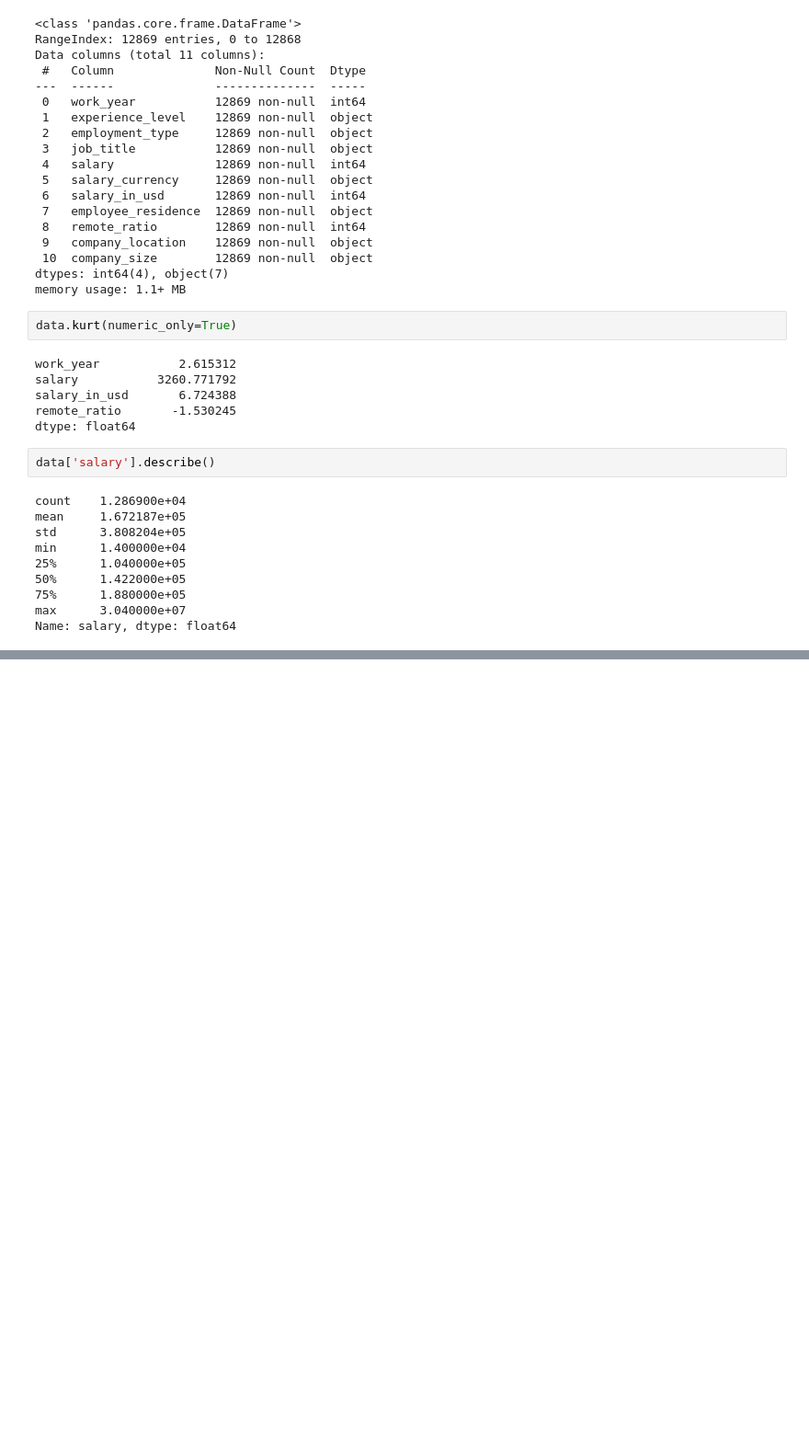
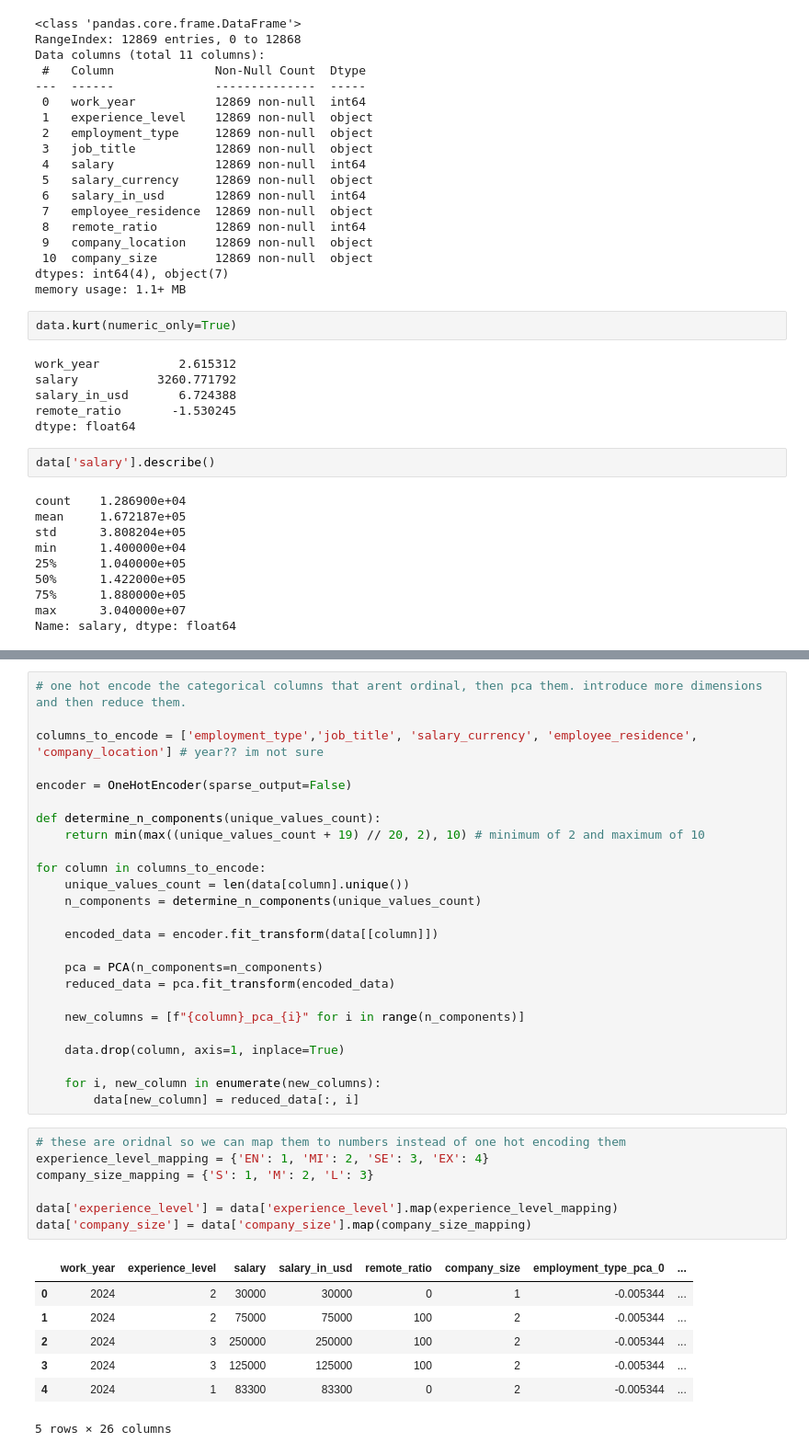
Before and after one commit to nandoj28/DataScienceSalary, a Jupyter notebook: model/main.ipynb, the cells around one changed output, grey strips where cells are left out. Shown at 92% size. Saved outputs shown, nothing was run; the diff lists cells and outputs as text; blank space fills up the shorter version.

```diff
--- a/model/main.ipynb
+++ b/model/main.ipynb
@@ -89,0 +118,40 @@ sns.pairplot(data)
+# %%
+# one hot encode the categorical columns that arent ordinal, then pca them. introduce more dimensions and then reduce them.
+
+columns_to_encode = ['employment_type','job_title', 'salary_currency', 'employee_residence', 'company_location'] # year?? im not sure
+
+encoder = OneHotEncoder(sparse_output=False)
+
+def determine_n_components(unique_values_count):
+    return min(max((unique_values_count + 19) // 20, 2), 10) # minimum of 2 and maximum of 10
+
+for column in columns_to_encode:
+    unique_values_count = len(data[column].unique())
+    n_components = determine_n_components(unique_values_count)
+
+    encoded_data = encoder.fit_transform(data[[column]])
+
+    pca = PCA(n_components=n_components)
+    reduced_data = pca.fit_transform(encoded_data)
+
+    new_columns = [f"{column}_pca_{i}" for i in range(n_components)]
+
+    data.drop(column, axis=1, inplace=True)
+
+    for i, new_column in enumerate(new_columns):
+        data[new_column] = reduced_data[:, i]
+# %%
+# these are oridnal so we can map them to numbers instead of one hot encoding them
+experience_level_mapping = {'EN': 1, 'MI': 2, 'SE': 3, 'EX': 4}
+company_size_mapping = {'S': 1, 'M': 2, 'L': 3}
+
+data['experience_level'] = data['experience_level'].map(experience_level_mapping)
+data['company_size'] = data['company_size'].map(company_size_mapping)
+# %% [output]
+|  | work_year | experience_level | salary | salary_in_usd | remote_ratio | company_size | employment_type_pca_0 | ... |
+| 0 | 2024 | 2 | 30000 | 30000 | 0 | 1 | -0.005344 | ... |
+| 1 | 2024 | 2 | 75000 | 75000 | 100 | 2 | -0.005344 | ... |
+| 2 | 2024 | 3 | 250000 | 250000 | 100 | 2 | -0.005344 | ... |
+| 3 | 2024 | 3 | 125000 | 125000 | 100 | 2 | -0.005344 | ... |
+| 4 | 2024 | 1 | 83300 | 83300 | 0 | 2 | -0.005344 | ... |
+5 rows × 26 columns
```
Also changed, not shown: parts of 6 cells of this notebook.
